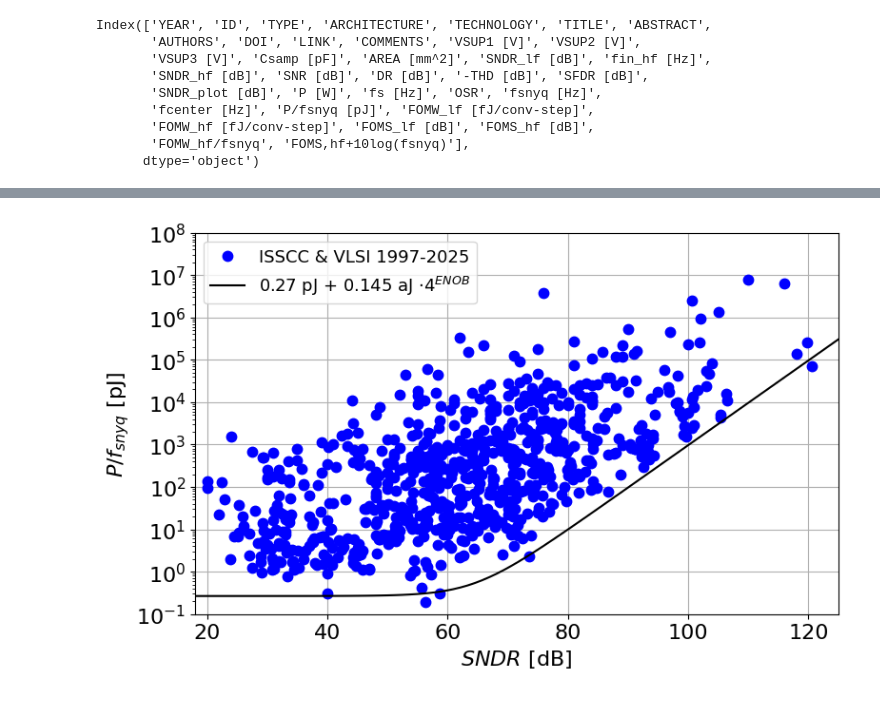
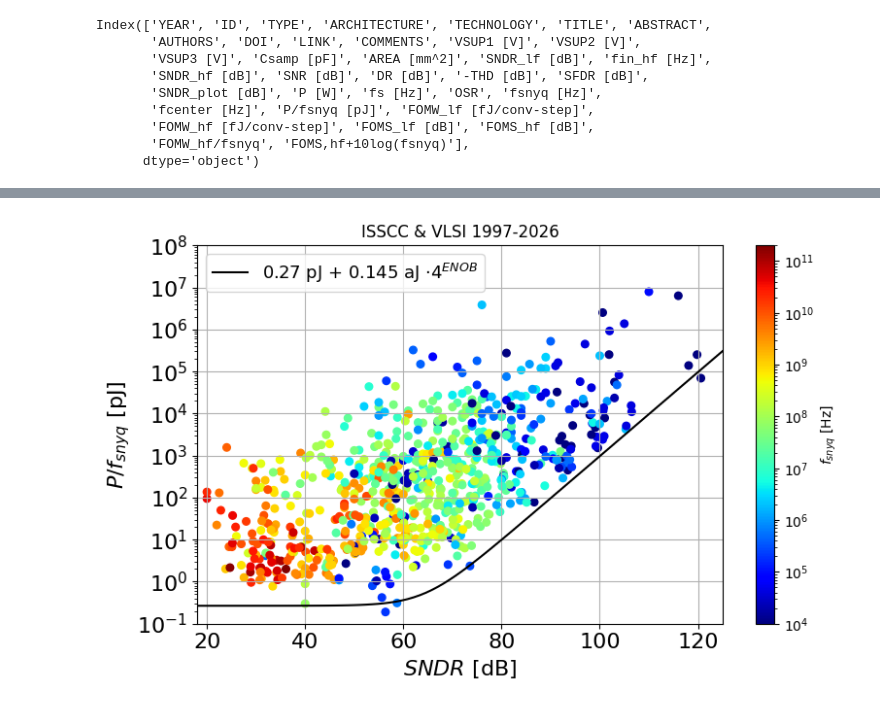
Before and after one commit to bmurmann/ADC-survey, a Jupyter notebook: plots/energy_plot.ipynb, the cells around one changed output, grey strips where cells are left out. Saved outputs shown, nothing was run; the diff lists cells and outputs as text; code cells hidden in the pictures.

Commit message:
Update ISSCC 2026
Signed-off-by: bmurmann <bmurmann@gmail.com>

```diff
--- a/plots/energy_plot.ipynb
+++ b/plots/energy_plot.ipynb
@@ -64,20 +51,26 @@ Name: YEAR, Length: 446, dtype: int64
 # %%
+sndr=df['SNDR_plot [dB]']
+p_fsnyq=df['P/fsnyq [pJ]']
+fsnyq=df['fsnyq [Hz]']
 fig, ax = plt.subplots(figsize=size)
-ax.plot(df['SNDR_plot [dB]'], df['P/fsnyq [pJ]'], 'b.', ms=15, label='ISSCC & VLSI 1997-%d' %max(df['YEAR']))
+scatter=plt.scatter(sndr, p_fsnyq, c=fsnyq, cmap="jet", norm=mcolors.LogNorm(vmin=1e4, vmax=fsnyq.max()), s=30)
+cbar = plt.colorbar(scatter)
+cbar.set_label('$f_{snyq}$ [Hz]')
 ax.plot(env_x, env_y, 'k', label='%.2f pJ + %.3f aJ $ \\cdot 4^{ENOB}$' %(p_fs_min, k_min/1e12/1e-18))
 ax.legend(frameon=1, fontsize=font-3, loc='upper left')
 ax.set_yscale('log')
 ax.set_xlim((18, 125))
 ax.set_ylim((1e-1, 1e8))
 plt.xticks(fontsize=font)
 plt.yticks(fontsize=font)
 plt.xlabel('$SNDR$ [dB]', fontsize=font)
 plt.ylabel('$P/f_{snyq}$ [pJ]', fontsize=font)
+plt.title('ISSCC & VLSI 1997-%d' %max(df['YEAR']))
 plt.grid(True)
 fig.tight_layout()
 plt.show()
 # %% [output]
-[figure, old version]
+[figure, new version]
 # %%
 # save as high-resolution png file
 if IN_COLAB:
```
Also changed, not shown: parts of 2 cells of this notebook, 14 other files.
